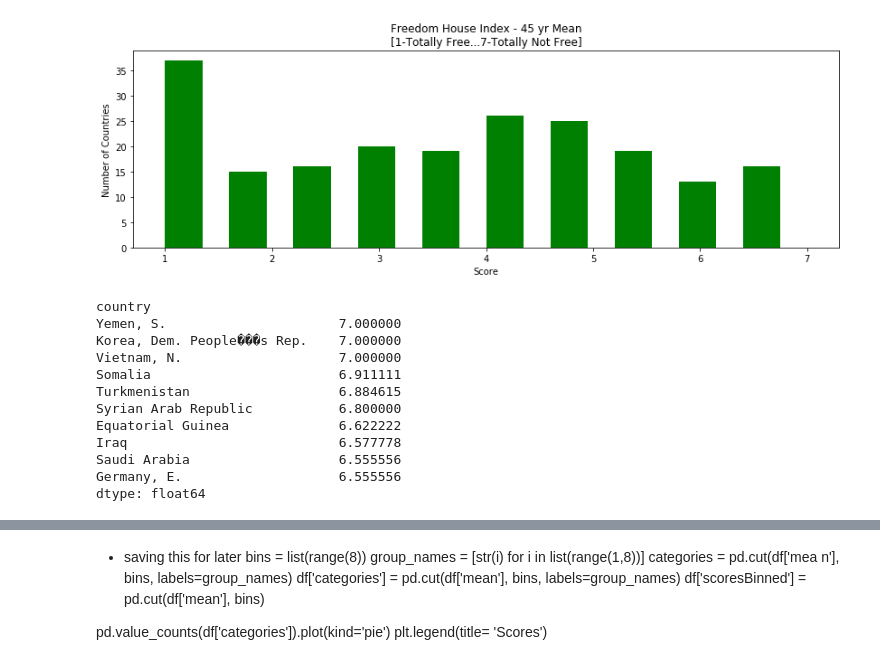
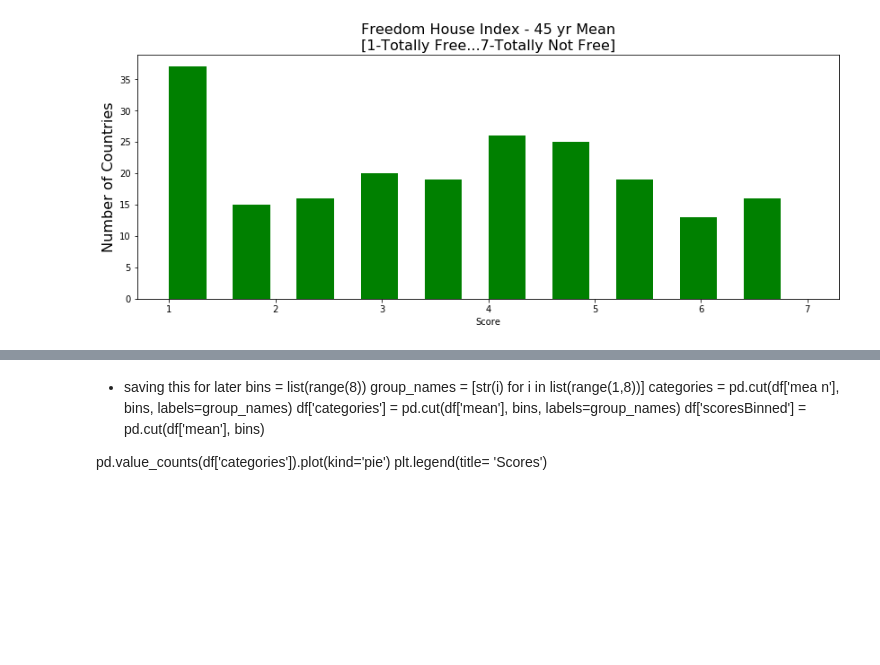
Before and after one commit to alexjhe/Python_Class_Final_Project, a Jupyter notebook: Analysis_Silas.ipynb, the cells around one changed output, grey strips where cells are left out. Cells and saved outputs as stored; diff of their text form; code cells hidden in the pictures; blank space fills up the shorter version.

```diff
--- a/Analysis_Silas.ipynb
+++ b/Analysis_Silas.ipynb
@@ -6,8 +19,13 @@ import pandas as pd
 import cartopy
 import re
 import numpy as np
+from IPython.core.display import display, HTML
+
+
 %matplotlib inline
-%store -r FHFAWB_df
+
+path = 'c:/Users/silas/MIDS/jupyternotebooks/USAID/'
+fhfawb = pd.read_pickle('{}fhfawb.pickle'.format(path))
 
 # world.plot(column='gdp_per_cap')
 # world.plot(column='gdp_per_cap', cmap='OrRd')
@@ -96,27 +152,11 @@ plt.savefig('fh_index_global_mean.png')
 # %%
-df.mean().hist(figsize=(14,4), grid='off', width=.35, color ='g')
-plt.title('Freedom House Index - 45 yr Mean\n[1-Totally Free...7-Totally Not Free]')
-plt.ylabel('Number of Countries')
+df.mean().hist(figsize=(14,5), grid='off', width=.35, color ='g')
+plt.title('Freedom House Index - 45 yr Mean\n[1-Totally Free...7-Totally Not Free]', fontsize=16)
+plt.ylabel('Number of Countries', fontsize=16)
 plt.xlabel('Score')
 plt.savefig('fh_bar_mean.pdf')
 # %% [output]
-[figure, old version]
+[figure, new version]
-# %%
-# top ten not free
-df.mean().sort_values(ascending=False)[:10]
-# %% [output]
-country
-Yemen, S.                      7.000000
-Korea, Dem. People���s Rep.    7.000000
-Vietnam, N.                    7.000000
-Somalia                        6.911111
-Turkmenistan                   6.884615
-Syrian Arab Republic           6.800000
-Equatorial Guinea              6.622222
-Iraq                           6.577778
-Saudi Arabia                   6.555556
-Germany, E.                    6.555556
-dtype: float64
 # %%
 df2.mean(axis=1).plot(kind='pie', title='Freedom House Index\n45 Year Avg by Score', autopct='%.2f%%', fontsize=15, figsize=(8,8),colormap='RdYlGn_r')
 plt.savefig('fh_pie_mean.png')
```
Also changed, not shown: parts of 81 cells of this notebook, 16 other files.
